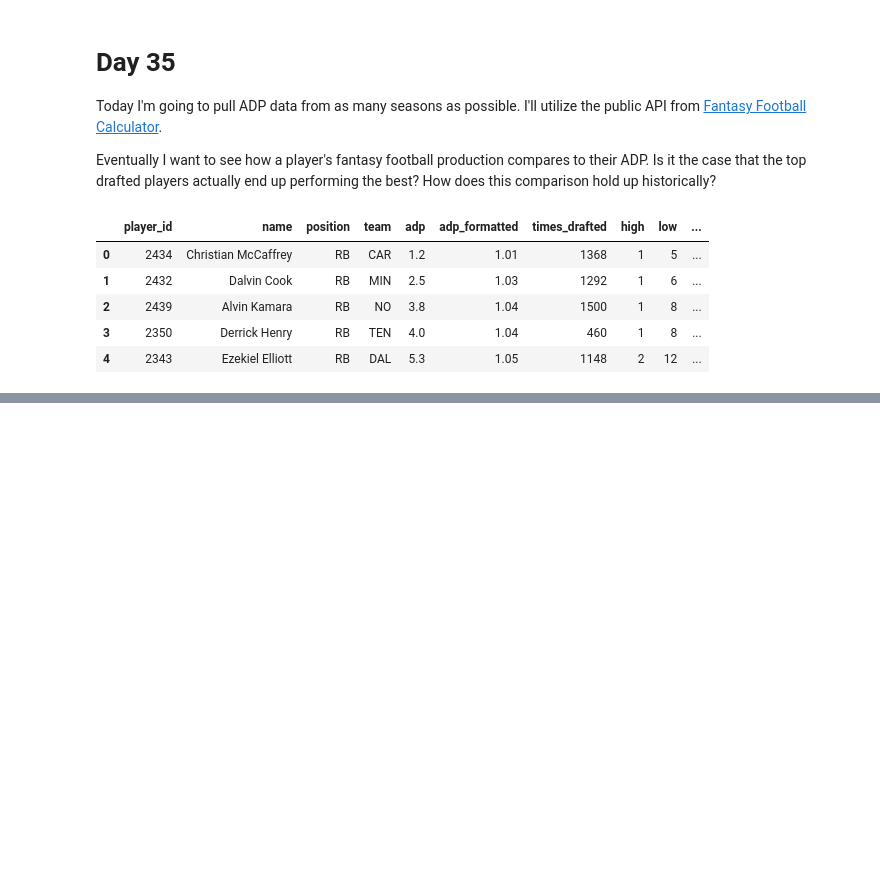
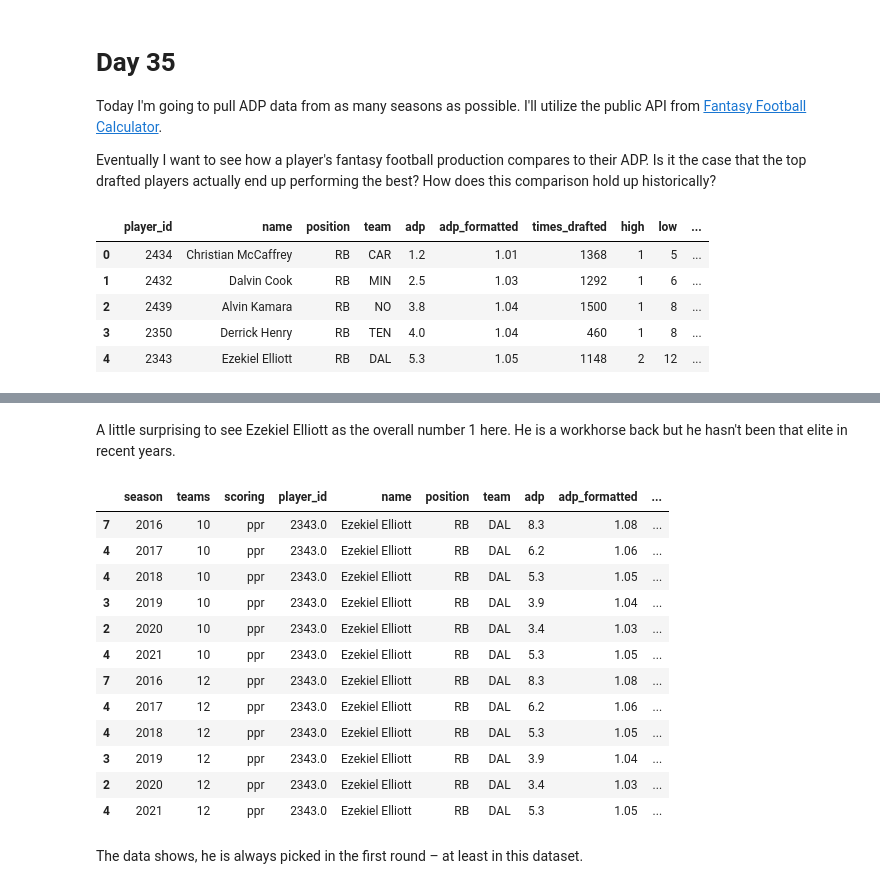
Before and after one commit to gfidanli/fantasy_football_analysis, a Jupyter notebook: daily_analysis/day_31_40/day35.ipynb, the cells around one changed output, grey strips where cells are left out. Drawn from its saved outputs; the diff is of its cells as text; code cells hidden in the pictures; blank space fills up the shorter version.

Commit message:
clean data and add analysis

```diff
--- a/daily_analysis/day_31_40/day35.ipynb
+++ b/daily_analysis/day_31_40/day35.ipynb
@@ -91,0 +114,5 @@ No data available for combination: ppr, 12, 2009
+# %%
+df_all['round'] = df_all['adp_formatted'].apply(lambda x: int(x.split('.')[0]))
+df_all['pick'] = df_all['adp_formatted'].apply(lambda x: int(x.split('.')[1]))
+
+df_all.head(10)
@@ -96,0 +157,20 @@ df_all.to_sql('adp', conn, index=False, if_exists='replace')
+# %% [markdown]
+A little surprising to see Ezekiel Elliott as the overall number 1 here. He is a workhorse back but he hasn't been that elite in recent years.
+# %%
+df_all.query("scoring == 'ppr' & name == 'Ezekiel Elliott'")
+# %% [output]
+|  | season | teams | scoring | player_id | name | position | team | adp | adp_formatted | ... |
+| 7 | 2016 | 10 | ppr | 2343.0 | Ezekiel Elliott | RB | DAL | 8.3 | 1.08 | ... |
+| 4 | 2017 | 10 | ppr | 2343.0 | Ezekiel Elliott | RB | DAL | 6.2 | 1.06 | ... |
+| 4 | 2018 | 10 | ppr | 2343.0 | Ezekiel Elliott | RB | DAL | 5.3 | 1.05 | ... |
+| 3 | 2019 | 10 | ppr | 2343.0 | Ezekiel Elliott | RB | DAL | 3.9 | 1.04 | ... |
+| 2 | 2020 | 10 | ppr | 2343.0 | Ezekiel Elliott | RB | DAL | 3.4 | 1.03 | ... |
+| 4 | 2021 | 10 | ppr | 2343.0 | Ezekiel Elliott | RB | DAL | 5.3 | 1.05 | ... |
+| 7 | 2016 | 12 | ppr | 2343.0 | Ezekiel Elliott | RB | DAL | 8.3 | 1.08 | ... |
+| 4 | 2017 | 12 | ppr | 2343.0 | Ezekiel Elliott | RB | DAL | 6.2 | 1.06 | ... |
+| 4 | 2018 | 12 | ppr | 2343.0 | Ezekiel Elliott | RB | DAL | 5.3 | 1.05 | ... |
+| 3 | 2019 | 12 | ppr | 2343.0 | Ezekiel Elliott | RB | DAL | 3.9 | 1.04 | ... |
+| 2 | 2020 | 12 | ppr | 2343.0 | Ezekiel Elliott | RB | DAL | 3.4 | 1.03 | ... |
+| 4 | 2021 | 12 | ppr | 2343.0 | Ezekiel Elliott | RB | DAL | 5.3 | 1.05 | ... |
+# %% [markdown]
+The data shows, he is always picked in the first round – at least in this dataset.
```
Also changed, not shown: parts of 8 cells of this notebook.
